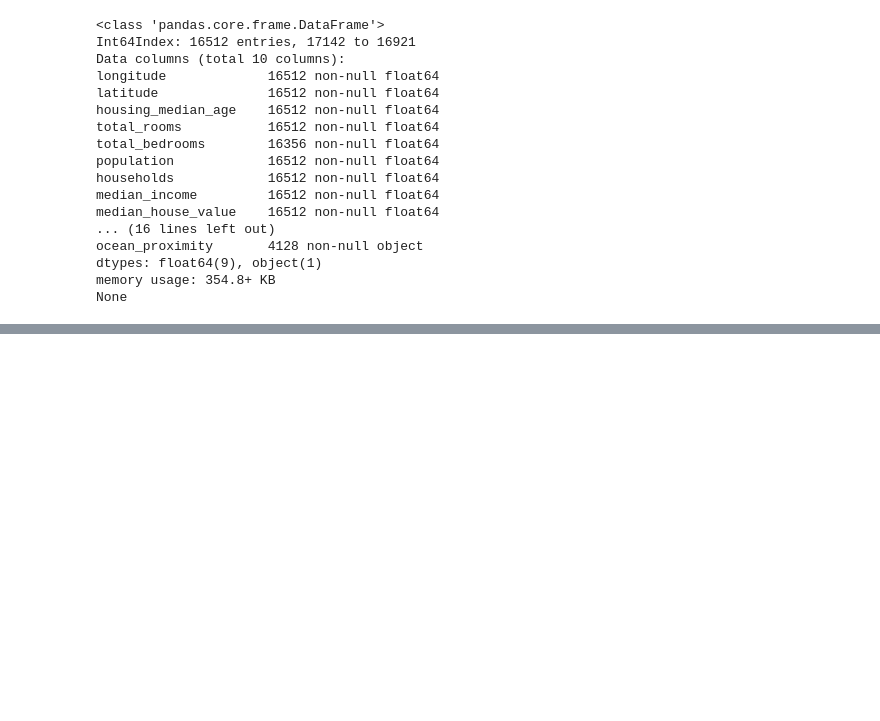
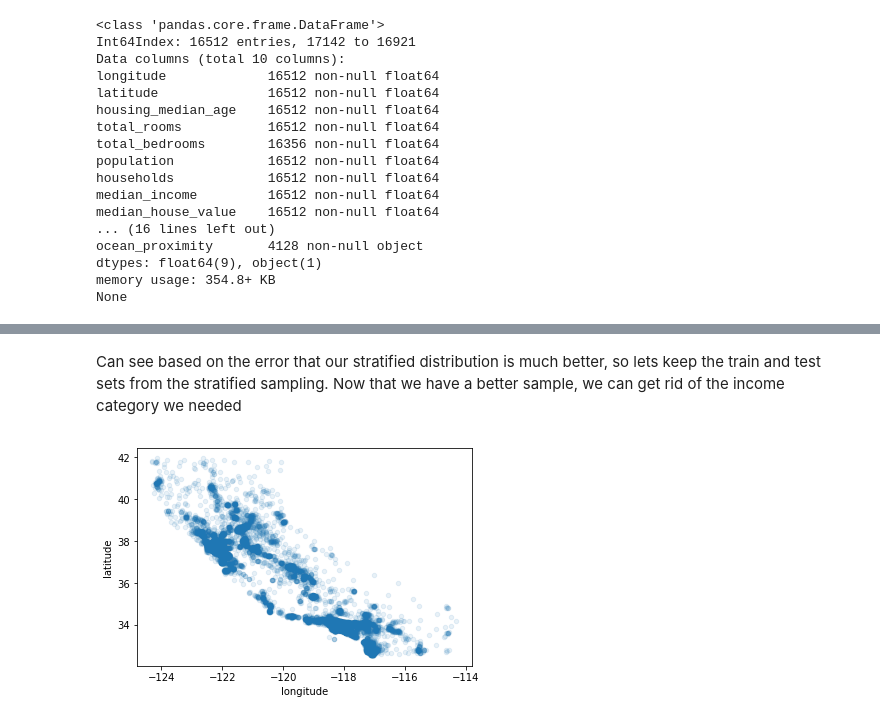
Before and after one commit to jaredwelch1/Housing_Data_Notebook, a Jupyter notebook: Housing_data_notebook.ipynb, the cells around one changed output, grey strips where cells are left out. Saved outputs shown, nothing was run; the diff lists cells and outputs as text; code cells hidden in the pictures; blank space fills up the shorter version.

Commit message:
finish stratified sampling
Change-Id: I6cea3e271ec3a352db0481da2f5b6ae7bc060615

```diff
--- a/Housing_data_notebook.ipynb
+++ b/Housing_data_notebook.ipynb
@@ -101,0 +122,6 @@ Verified that we split our data and their sizes are the expected sizes, now we c
+# %%
+split = StratifiedShuffleSplit(n_splits=1, test_size=0.2, random_state=7)
+
+for train_index, test_index in split.split(data, data['income_cat']):
+    strat_train_set = data.loc[train_index]
+    strat_test_set = data.loc[test_index]
@@ -101,0 +161,2 @@ Verified that we split our data and their sizes are the expected sizes, now we c
+# %% [markdown]
+Can see based on the error that our stratified distribution is much better, so lets keep the train and test sets from the stratified sampling. Now that we have a better sample, we can get rid of the income category we needed
@@ -101,0 +166,8 @@ Verified that we split our data and their sizes are the expected sizes, now we c
+# %%
+data_train = strat_train_set.copy()
+# %%
+# Visualize the distribution of the data geographically
+data_train.plot(kind="scatter", x="longitude", y="latitude", alpha=0.1)
+plot.show()
+# %% [output]
+[figure, added]
```
Also changed, not shown: parts of 12 cells of this notebook.
